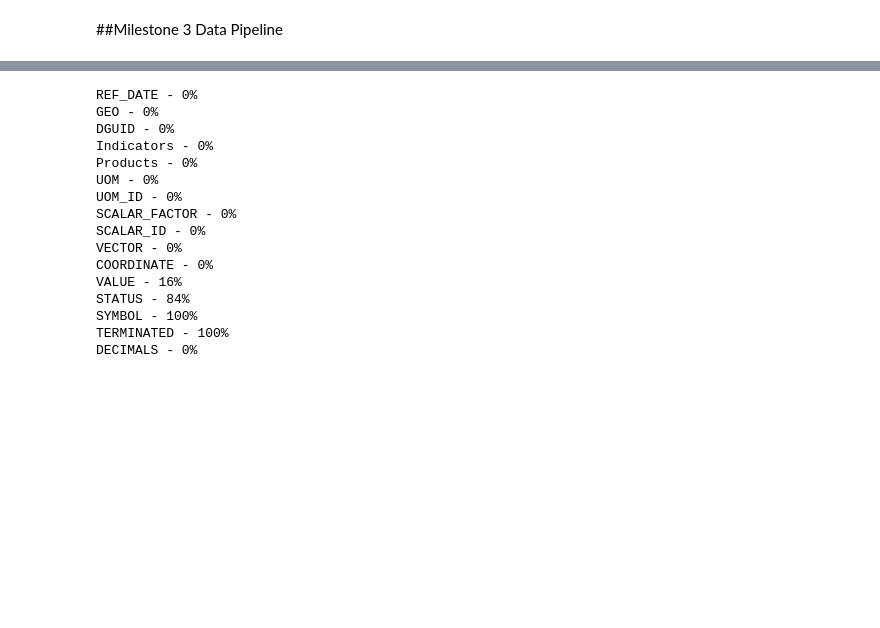
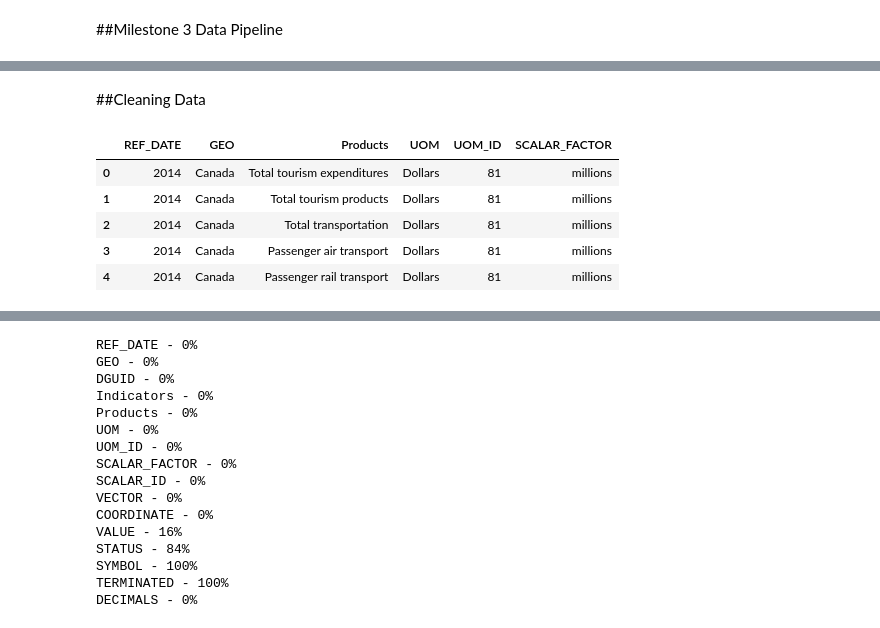
Before and after one commit to data301-2021-winter1/group05-project, a Jupyter notebook: notebooks/analysis2.ipynb, the cells around one changed output, grey strips where cells are left out. Drawn from its saved outputs; the diff is of its cells as text; code cells hidden in the pictures; blank space fills up the shorter version.

```diff
--- a/notebooks/analysis2.ipynb
+++ b/notebooks/analysis2.ipynb
@@ -171,0 +181,15 @@ array(['Total tourism expenditures', 'Total tourism products',
+# %% [markdown]
+##Cleaning Data
+# %%
+###I only want to look at columns with the date, place, type of spending, and amount of money. So, I will drop the columns that do not discuss this
+df =  pd.read_csv('../data/raw/tourism.csv')
+to_dropColumns = ['DGUID', 'SCALAR_ID', 'VECTOR', 'Indicators','COORDINATE','VALUE', 'STATUS', 'SYMBOL', 'TERMINATED', 'DECIMALS']
+df.drop(to_dropColumns, inplace=True, axis=1)
+df.head()
+# %% [output]
+|  | REF_DATE | GEO | Products | UOM | UOM_ID | SCALAR_FACTOR |
+| 0 | 2014 | Canada | Total tourism expenditures | Dollars | 81 | millions |
+| 1 | 2014 | Canada | Total tourism products | Dollars | 81 | millions |
+| 2 | 2014 | Canada | Total transportation | Dollars | 81 | millions |
+| 3 | 2014 | Canada | Passenger air transport | Dollars | 81 | millions |
+| 4 | 2014 | Canada | Passenger rail transport | Dollars | 81 | millions |
```
Also changed, not shown: parts of 10 cells of this notebook.
